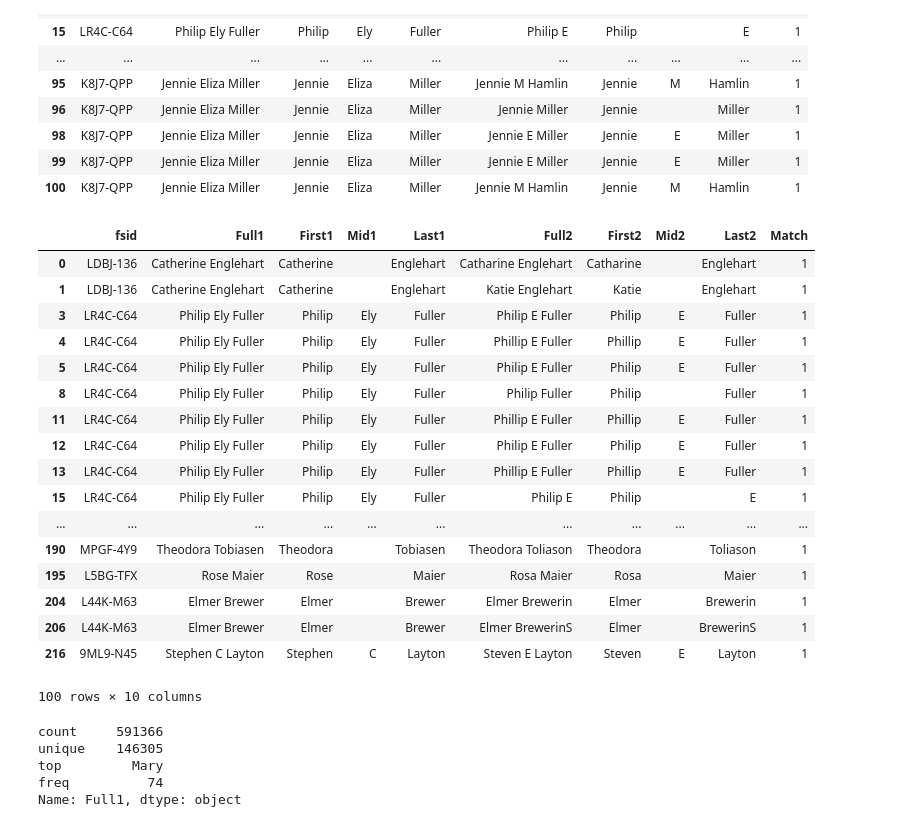
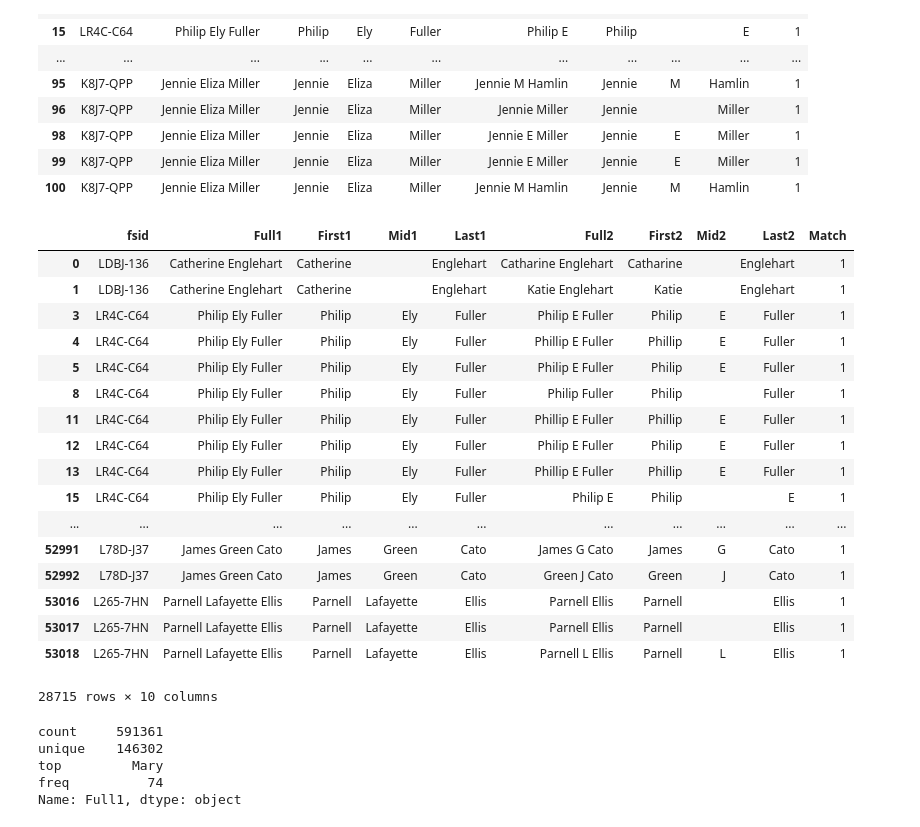
Before and after one commit to jperryman94/Name-project, a Jupyter notebook: Data+cleaning.ipynb, the cells around one changed output. Cells and saved outputs as stored; diff of their text form; code cells hidden in the pictures.

```diff
--- a/Data+cleaning.ipynb
+++ b/Data+cleaning.ipynb
@@ -160,6 +160,9 @@ df['score'] = sum((df['scoreFull'],df['scoreFirst']),df['scoreLast'])
 # %%
 #Drop scores that are outside of boundaries
 df = df[df.score >= 1.50]
+# %%
+#Drop rows with no fsid
+df = df[df.fsid != '']
 # %%
 #drop scores
 del df['score']
@@ -191,31 +194,32 @@ df.head(50)
 | 99 | K8J7-QPP | Jennie Eliza Miller | Jennie | Eliza | Miller | Jennie E Miller | Jennie | E | Miller | 1 |
 | 100 | K8J7-QPP | Jennie Eliza Miller | Jennie | Eliza | Miller | Jennie M Hamlin | Jennie | M | Hamlin | 1 |
 # %%
-df.head(100)
+df.head(28715)
+#53008
 # %% [output]
 |  | fsid | Full1 | First1 | Mid1 | Last1 | Full2 | First2 | Mid2 | Last2 | Match |
 | 0 | LDBJ-136 | Catherine Englehart | Catherine |  | Englehart | Catharine Englehart | Catharine |  | Englehart | 1 |
 | 1 | LDBJ-136 | Catherine Englehart | Catherine |  | Englehart | Katie Englehart | Katie |  | Englehart | 1 |
 | 3 | LR4C-C64 | Philip Ely Fuller | Philip | Ely | Fuller | Philip E Fuller | Philip | E | Fuller | 1 |
 | 4 | LR4C-C64 | Philip Ely Fuller | Philip | Ely | Fuller | Phillip E Fuller | Phillip | E | Fuller | 1 |
 | 5 | LR4C-C64 | Philip Ely Fuller | Philip | Ely | Fuller | Philip E Fuller | Philip | E | Fuller | 1 |
 | 8 | LR4C-C64 | Philip Ely Fuller | Philip | Ely | Fuller | Philip Fuller | Philip |  | Fuller | 1 |
 | 11 | LR4C-C64 | Philip Ely Fuller | Philip | Ely | Fuller | Phillip E Fuller | Phillip | E | Fuller | 1 |
 | 12 | LR4C-C64 | Philip Ely Fuller | Philip | Ely | Fuller | Philip E Fuller | Philip | E | Fuller | 1 |
 | 13 | LR4C-C64 | Philip Ely Fuller | Philip | Ely | Fuller | Phillip E Fuller | Phillip | E | Fuller | 1 |
 | 15 | LR4C-C64 | Philip Ely Fuller | Philip | Ely | Fuller | Philip E | Philip |  | E | 1 |
 | ... | ... | ... | ... | ... | ... | ... | ... | ... | ... | ... |
-| 190 | MPGF-4Y9 | Theodora Tobiasen | Theodora |  | Tobiasen | Theodora Toliason | Theodora |  | Toliason | 1 |
-| 195 | L5BG-TFX | Rose Maier | Rose |  | Maier | Rosa Maier | Rosa |  | Maier | 1 |
-| 204 | L44K-M63 | Elmer Brewer | Elmer |  | Brewer | Elmer Brewerin | Elmer |  | Brewerin | 1 |
-| 206 | L44K-M63 | Elmer Brewer | Elmer |  | Brewer | Elmer BrewerinS | Elmer |  | BrewerinS | 1 |
-| 216 | 9ML9-N45 | Stephen C Layton | Stephen | C | Layton | Steven E Layton | Steven | E | Layton | 1 |
+| 52991 | L78D-J37 | James Green Cato | James | Green | Cato | James G Cato | James | G | Cato | 1 |
+| 52992 | L78D-J37 | James Green Cato | James | Green | Cato | Green J Cato | Green | J | Cato | 1 |
+| 53016 | L265-7HN | Parnell Lafayette Ellis | Parnell | Lafayette | Ellis | Parnell Ellis | Parnell |  | Ellis | 1 |
+| 53017 | L265-7HN | Parnell Lafayette Ellis | Parnell | Lafayette | Ellis | Parnell Ellis | Parnell |  | Ellis | 1 |
+| 53018 | L265-7HN | Parnell Lafayette Ellis | Parnell | Lafayette | Ellis | Parnell L Ellis | Parnell | L | Ellis | 1 |
-100 rows × 10 columns
+28715 rows × 10 columns
 # %%
 df['Full1'].describe()
 # %% [output]
-count     591366
-unique    146305
+count     591361
+unique    146302
 top         Mary
 freq          74
 Name: Full1, dtype: object
```
